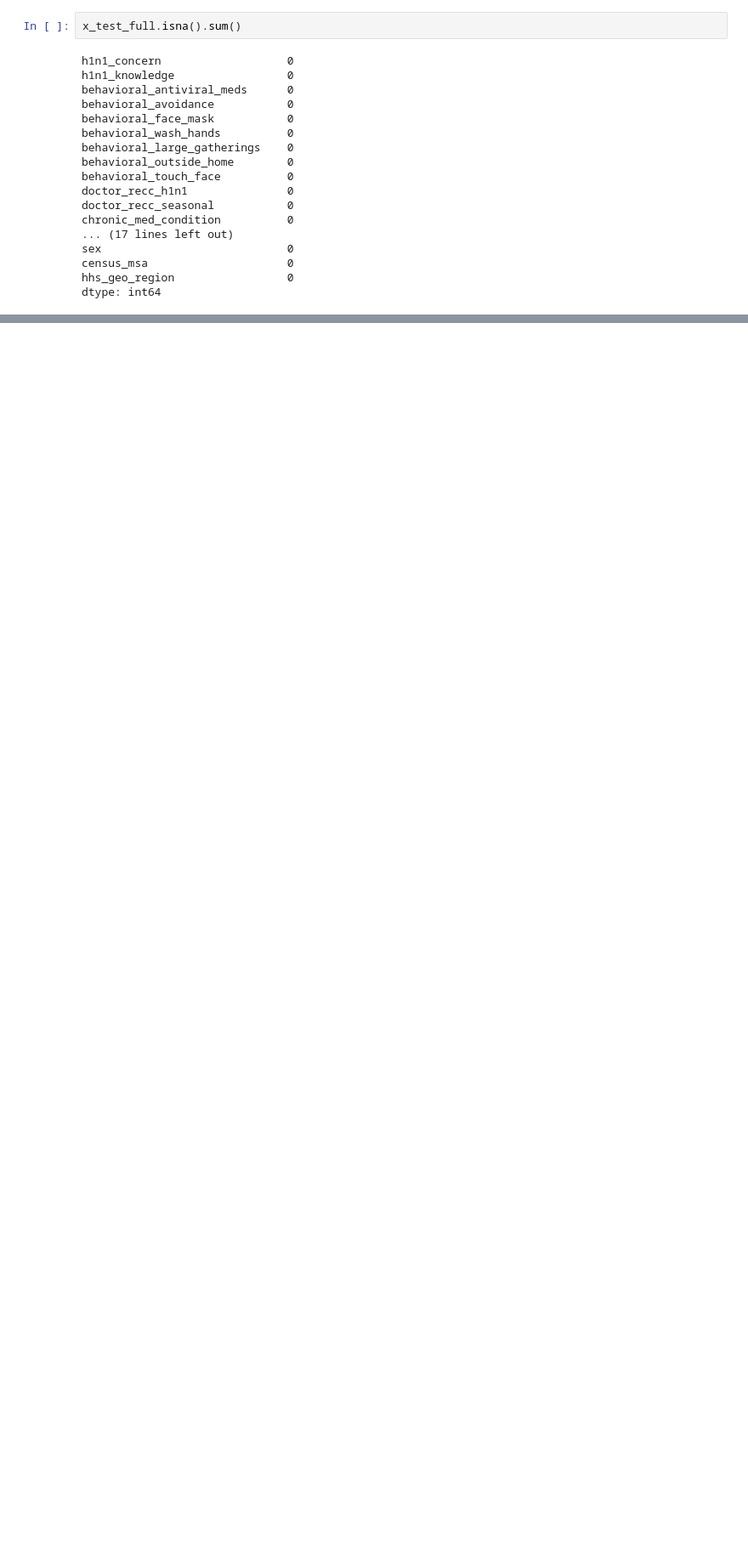
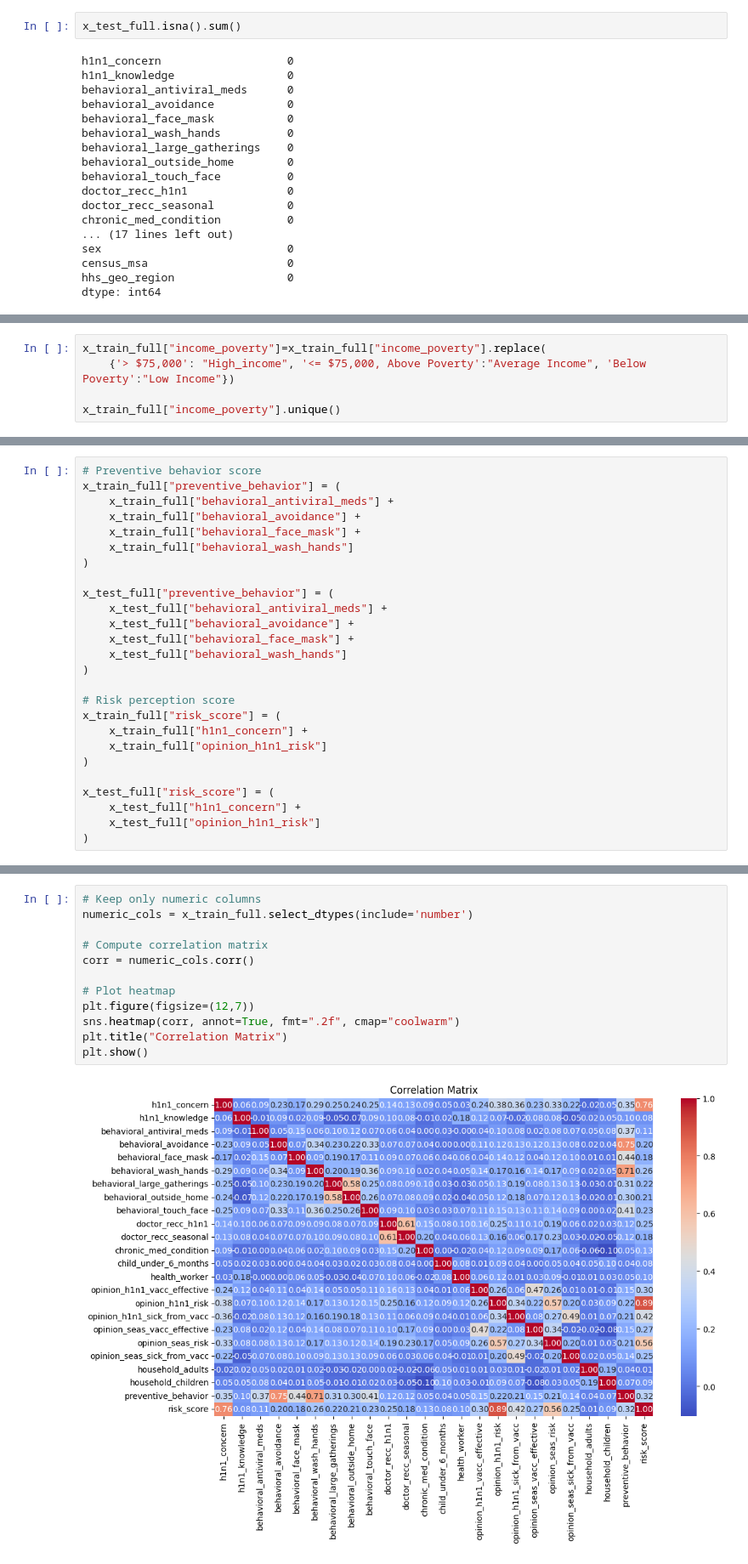
Before and after one commit to MaurineChemutai/Phase_3_Project_H1N1-and-Seasonal-Flu-Vaccines-Classification-Model, a Jupyter notebook: index.ipynb, the cells around one changed output, grey strips where cells are left out. Shown at 85% size. Drawn from its saved outputs; the diff is of its cells as text; blank space fills up the shorter version.

```diff
--- a/index.ipynb
+++ b/index.ipynb
@@ -528,0 +568,5 @@ dtype: int64
+# %%
+x_train_full["income_poverty"]=x_train_full["income_poverty"].replace(
+    {'> $75,000': "High_income", '<= $75,000, Above Poverty':"Average Income", 'Below Poverty':"Low Income"})
+
+x_train_full["income_poverty"].unique()
@@ -528,0 +630,26 @@ dtype: int64
+# %%
+# Preventive behavior score
+x_train_full["preventive_behavior"] = (
+    x_train_full["behavioral_antiviral_meds"] +
+    x_train_full["behavioral_avoidance"] +
+    x_train_full["behavioral_face_mask"] +
+    x_train_full["behavioral_wash_hands"]
+)
+
+x_test_full["preventive_behavior"] = (
+    x_test_full["behavioral_antiviral_meds"] +
+    x_test_full["behavioral_avoidance"] +
+    x_test_full["behavioral_face_mask"] +
+    x_test_full["behavioral_wash_hands"]
+)
+
+# Risk perception score
+x_train_full["risk_score"] = (
+    x_train_full["h1n1_concern"] +
+    x_train_full["opinion_h1n1_risk"]
+)
+
+x_test_full["risk_score"] = (
+    x_test_full["h1n1_concern"] +
+    x_test_full["opinion_h1n1_risk"]
+)
@@ -528,0 +658,14 @@ dtype: int64
+# %%
+# Keep only numeric columns
+numeric_cols = x_train_full.select_dtypes(include='number')
+
+# Compute correlation matrix
+corr = numeric_cols.corr()
+
+# Plot heatmap
+plt.figure(figsize=(12,7))
+sns.heatmap(corr, annot=True, fmt=".2f", cmap="coolwarm")
+plt.title("Correlation Matrix")
+plt.show()
+# %% [output]
+[figure, added]
```
Also changed, not shown: parts of 45 cells of this notebook.
